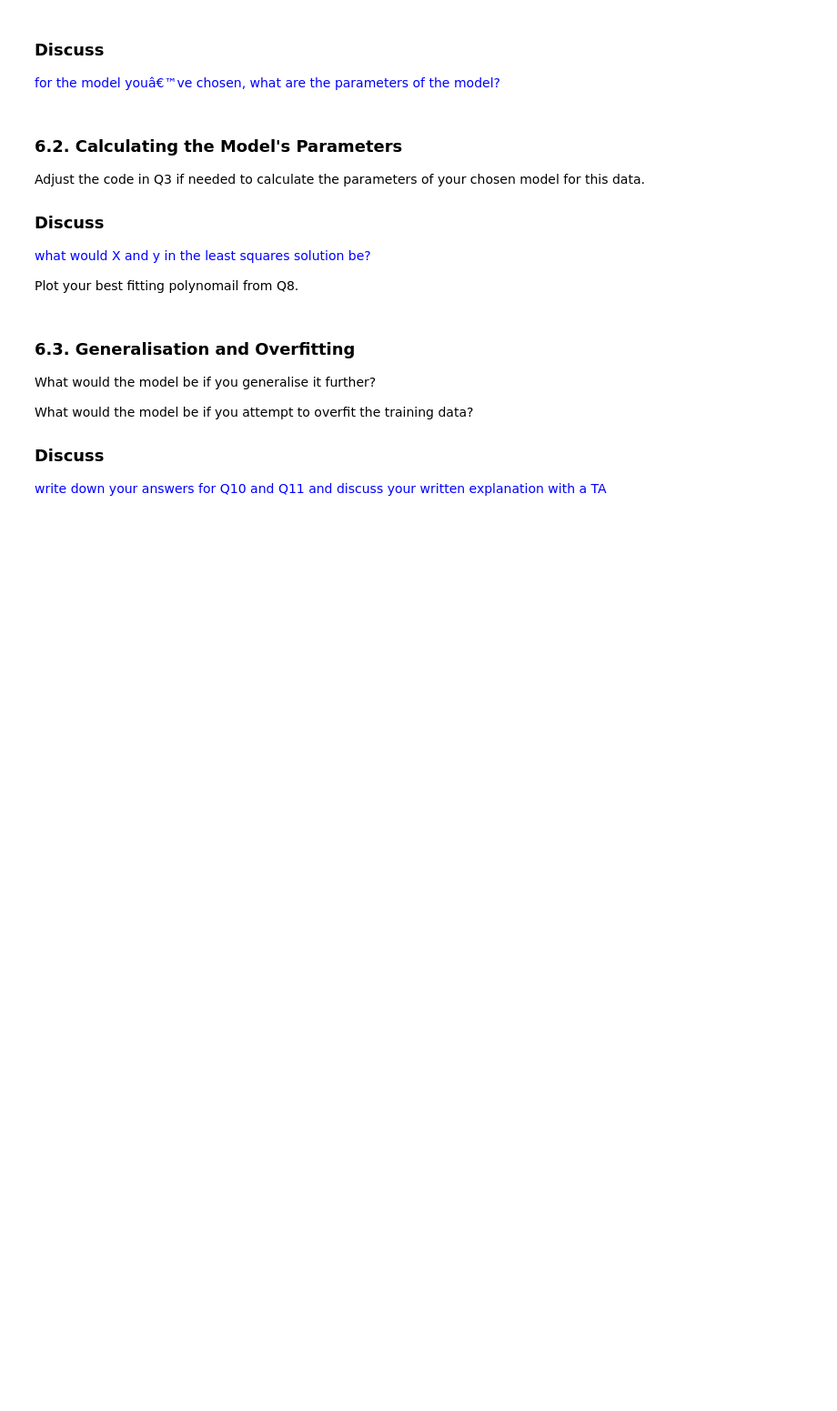
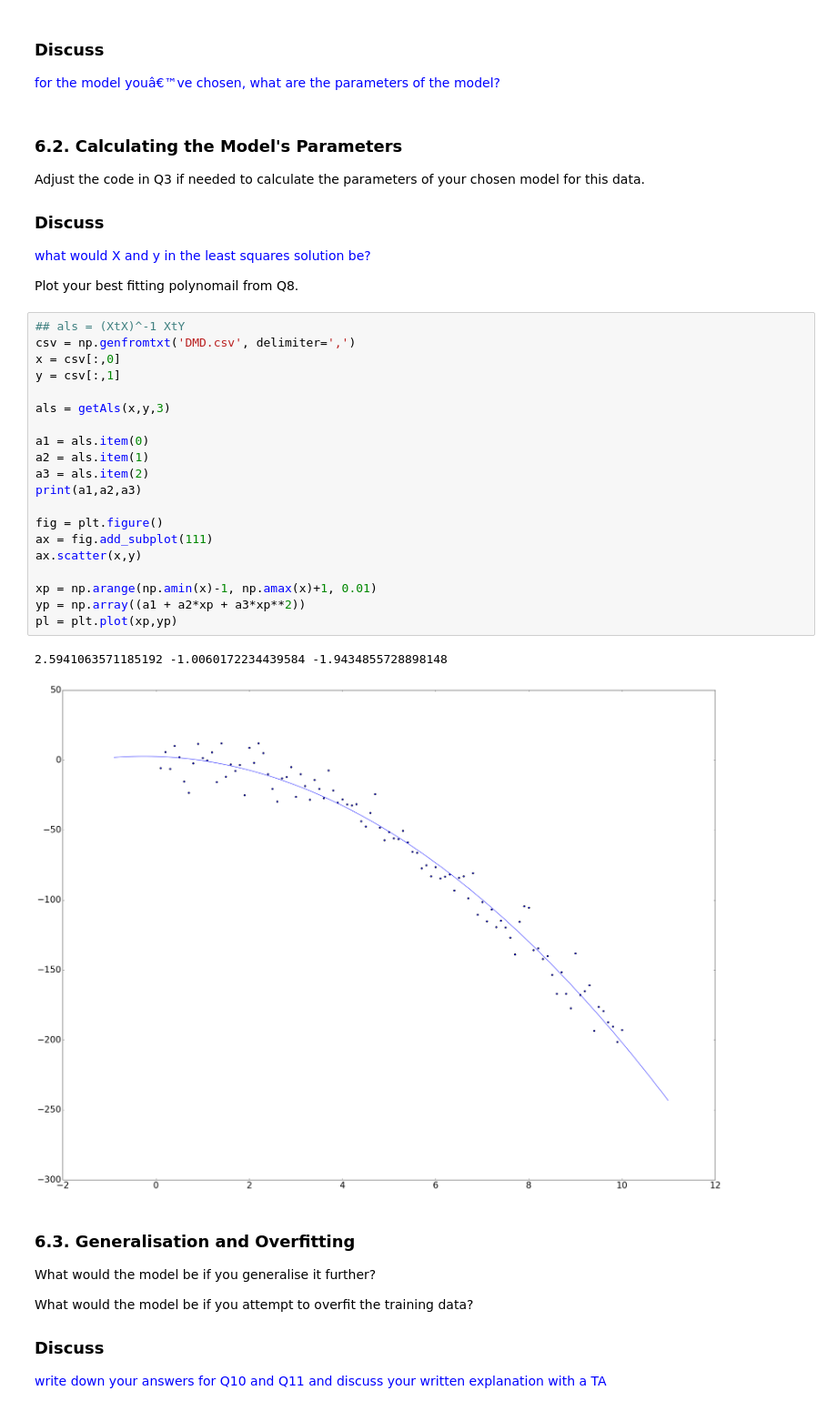
Before and after one commit to JoshVanL/SPS_LabWork, a Jupyter notebook: 3LAB/Lab3_Jupyter.ipynb, the cells around one changed output. Shown at 91% size. Drawn from its saved outputs; the diff is of its cells as text; blank space fills up the shorter version.

```diff
--- a/3LAB/Lab3_Jupyter.ipynb
+++ b/3LAB/Lab3_Jupyter.ipynb
@@ -170,6 +168,29 @@ Adjust the code in Q3 if needed to calculate the parameters of your chosen model
 <font color="blue">what would X and y in the least squares solution be?</font>
 
 Plot your best fitting polynomail from Q8.
+# %%
+## als = (XtX)^-1 XtY
+csv = np.genfromtxt('DMD.csv', delimiter=',')
+x = csv[:,0]
+y = csv[:,1]
+
+als = getAls(x,y,3)
+
+a1 = als.item(0)
+a2 = als.item(1)
+a3 = als.item(2)
+print(a1,a2,a3)
+
+fig = plt.figure()
+ax = fig.add_subplot(111)
+ax.scatter(x,y)
+
+xp = np.arange(np.amin(x)-1, np.amax(x)+1, 0.01)
+yp = np.array((a1 + a2*xp + a3*xp**2))
+pl = plt.plot(xp,yp)
+# %% [output]
+2.5941063571185192 -1.0060172234439584 -1.9434855728898148
+[figure, added]
 # %% [markdown]
 ### 6.3. Generalisation and Overfitting ###
 
```
Also changed, not shown: parts of 8 cells of this notebook.
